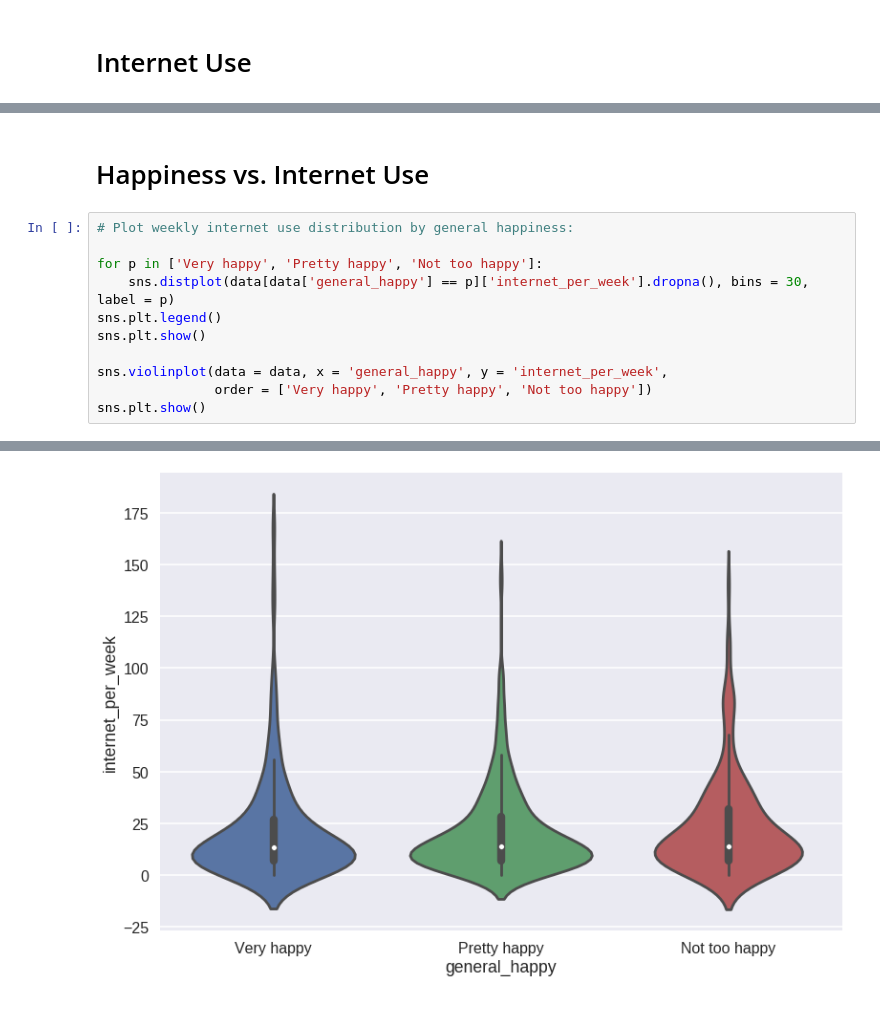
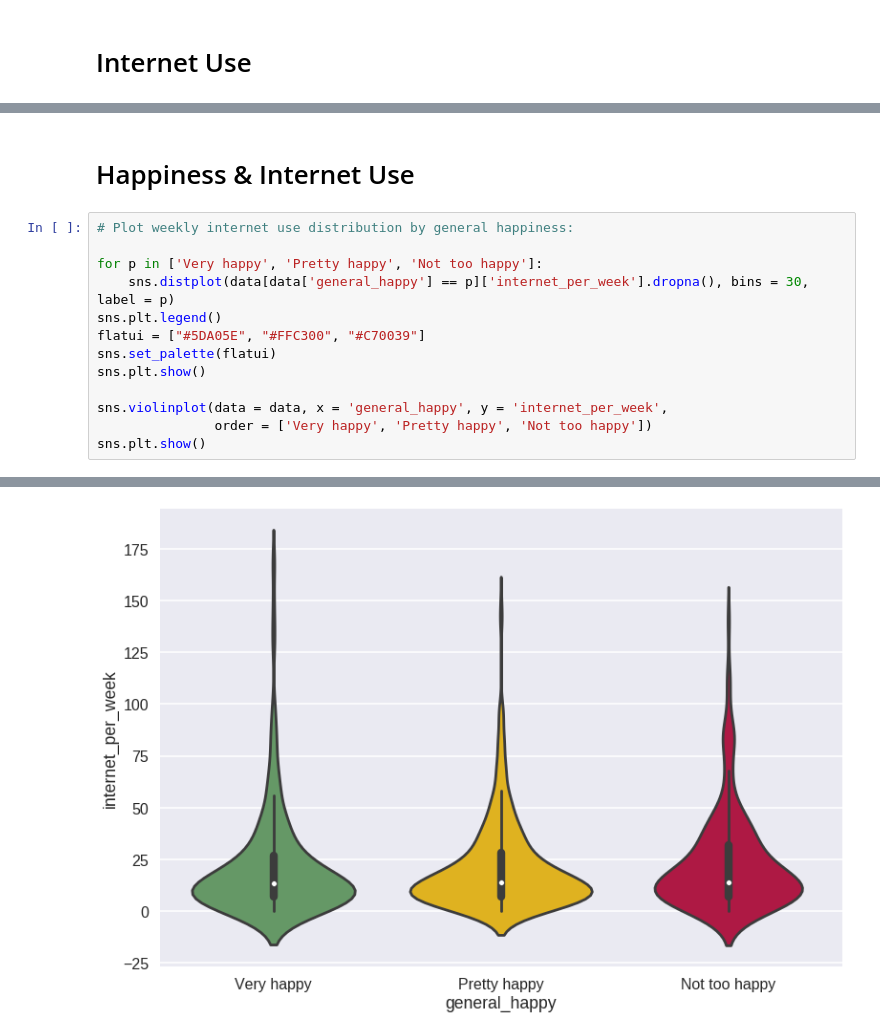
Before and after one commit to ContextLab/storytelling-with-data, a Jupyter notebook: data-stories/happiness/internet-use.ipynb, the cells around one changed output, grey strips where cells are left out. Saved outputs shown, nothing was run; the diff lists cells and outputs as text.

```diff
--- a/data-stories/happiness/internet-use.ipynb
+++ b/data-stories/happiness/internet-use.ipynb
@@ -51,11 +95,13 @@ sns.plt.show()
 # %% [markdown]
-# Happiness vs. Internet Use
+# Happiness & Internet Use
 # %%
 # Plot weekly internet use distribution by general happiness:
 
 for p in ['Very happy', 'Pretty happy', 'Not too happy']:
     sns.distplot(data[data['general_happy'] == p]['internet_per_week'].dropna(), bins = 30, label = p)
 sns.plt.legend()
+flatui = ["#5DA05E", "#FFC300", "#C70039"]
+sns.set_palette(flatui)
 sns.plt.show()
 
 sns.violinplot(data = data, x = 'general_happy', y = 'internet_per_week',
@@ -66,4 +112,4 @@ sns.plt.show()
-[figure, old version]
+[figure, new version]
 # %%
 # Plot general internet use by general happiness:
 
```
Also changed, not shown: parts of 14 cells of this notebook, 1 other file.
